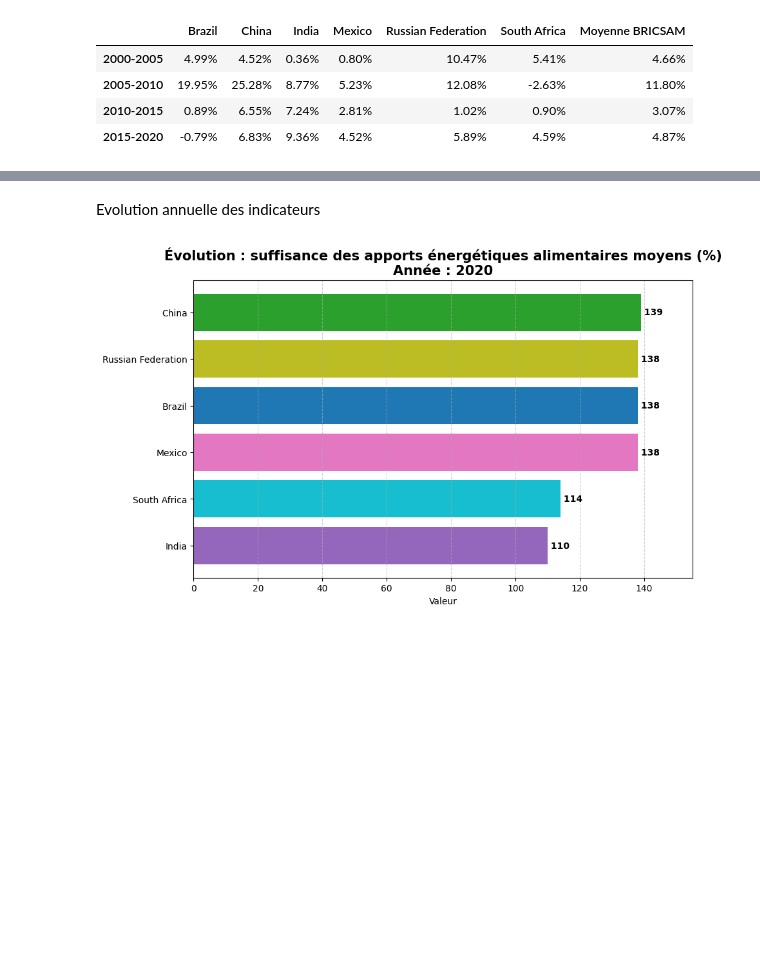
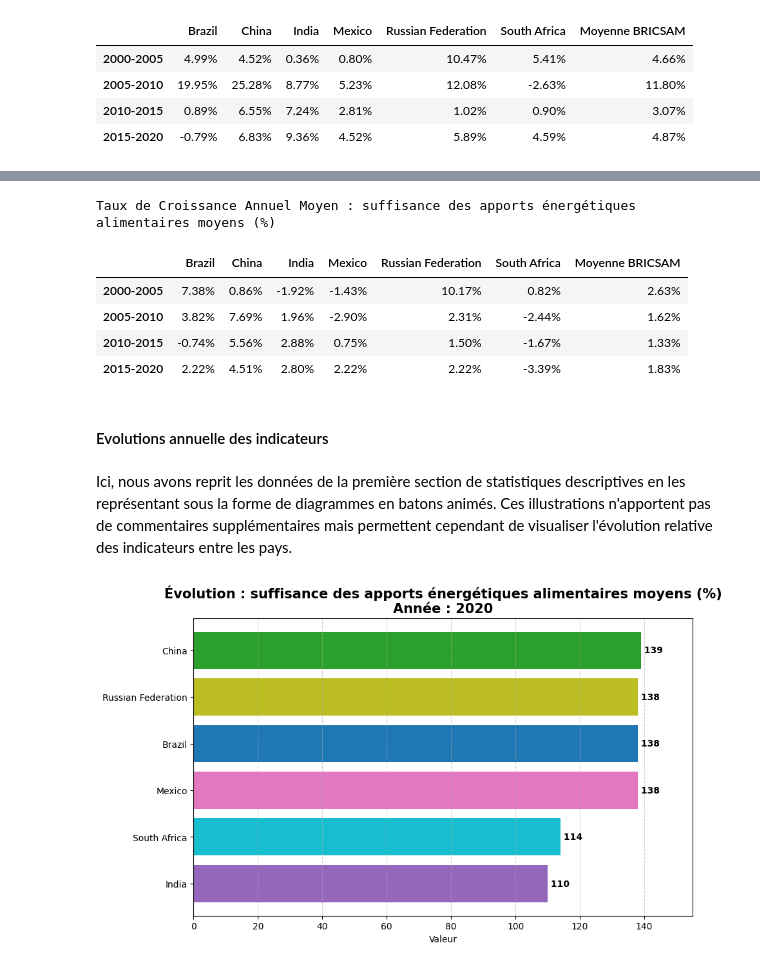
Before and after one commit to yczk9/projet_py4ds_Reis_Crapsky, a Jupyter notebook: Notebook_principal.ipynb, the cells around one changed output, grey strips where cells are left out. Cells and saved outputs as stored; diff of their text form; code cells hidden in the pictures; blank space fills up the shorter version.

Commit message:
commentaires dataviz

```diff
--- a/Notebook_principal.ipynb
+++ b/Notebook_principal.ipynb
@@ -464,5 +475,16 @@ Taux de Croissance Annuel Moyen : disponibilité protéiques moyenne (g/cap/d)
+# %%
+dv.draw_tcam_table(data_BRICSAM_pivot, 'suffisance des apports énergétiques alimentaires moyens (%)')
+# %% [output]
+Taux de Croissance Annuel Moyen : suffisance des apports énergétiques alimentaires moyens (%)
+|  | Brazil | China | India | Mexico | Russian Federation | South Africa | Moyenne BRICSAM |
+| 2000-2005 | 7.38% | 0.86% | -1.92% | -1.43% | 10.17% | 0.82% | 2.63% |
+| 2005-2010 | 3.82% | 7.69% | 1.96% | -2.90% | 2.31% | -2.44% | 1.62% |
+| 2010-2015 | -0.74% | 5.56% | 2.88% | 0.75% | 1.50% | -1.67% | 1.33% |
+| 2015-2020 | 2.22% | 4.51% | 2.80% | 2.22% | 2.22% | -3.39% | 1.83% |
 # %% [markdown]
-Evolution annuelle des indicateurs
+#### Evolutions annuelle des indicateurs
+# %% [markdown]
+Ici, nous avons reprit les données de la première section de statistiques descriptives en les représentant sous la forme de diagrammes en batons animés. Ces illustrations n'apportent pas de commentaires supplémentaires mais permettent cependant de visualiser l'évolution relative des indicateurs entre les pays.
 # %%
 for indicator in indicators :
     dv.play_bricsam_evolution(data_BRICSAM_pivot,indicator,0.5)
```
Also changed, not shown: parts of 24 cells of this notebook, 10 other files.
